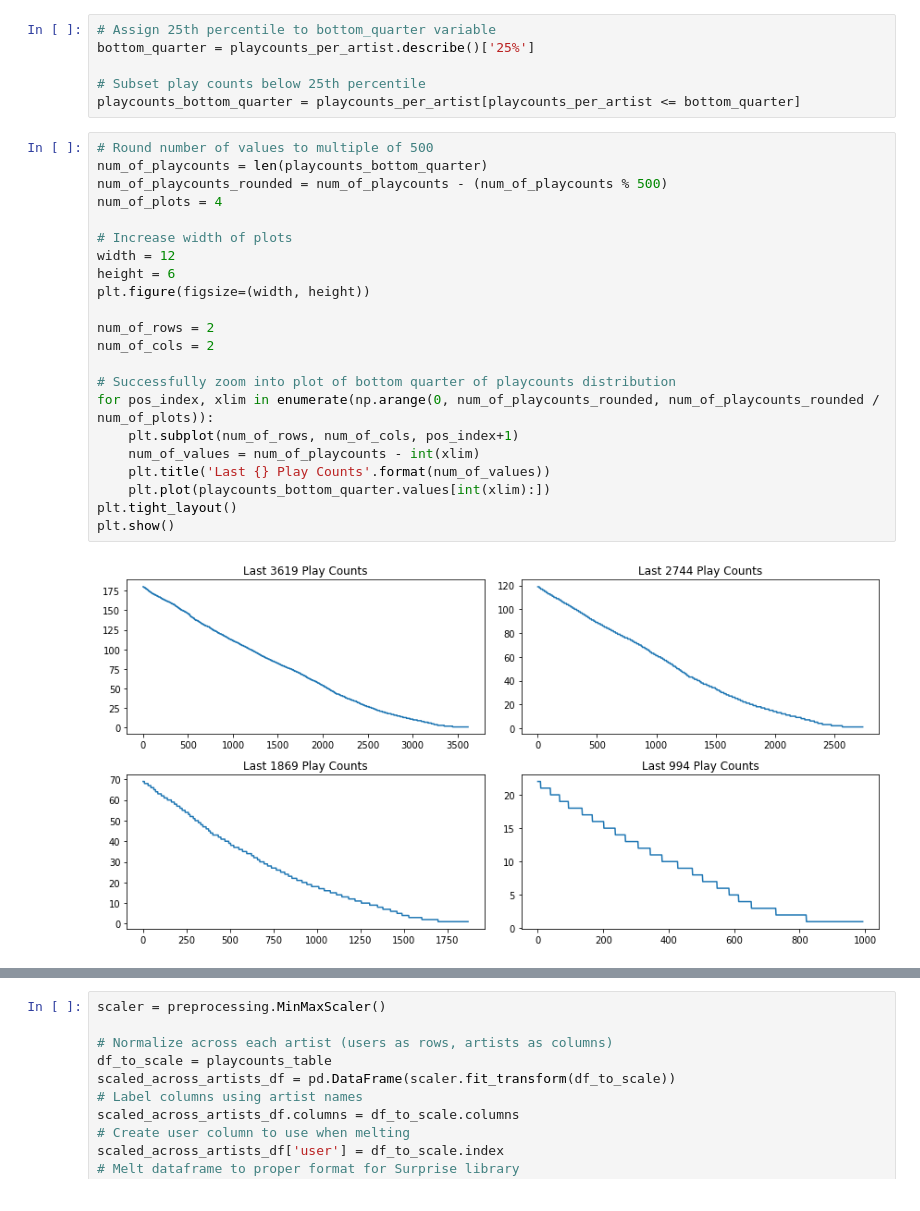
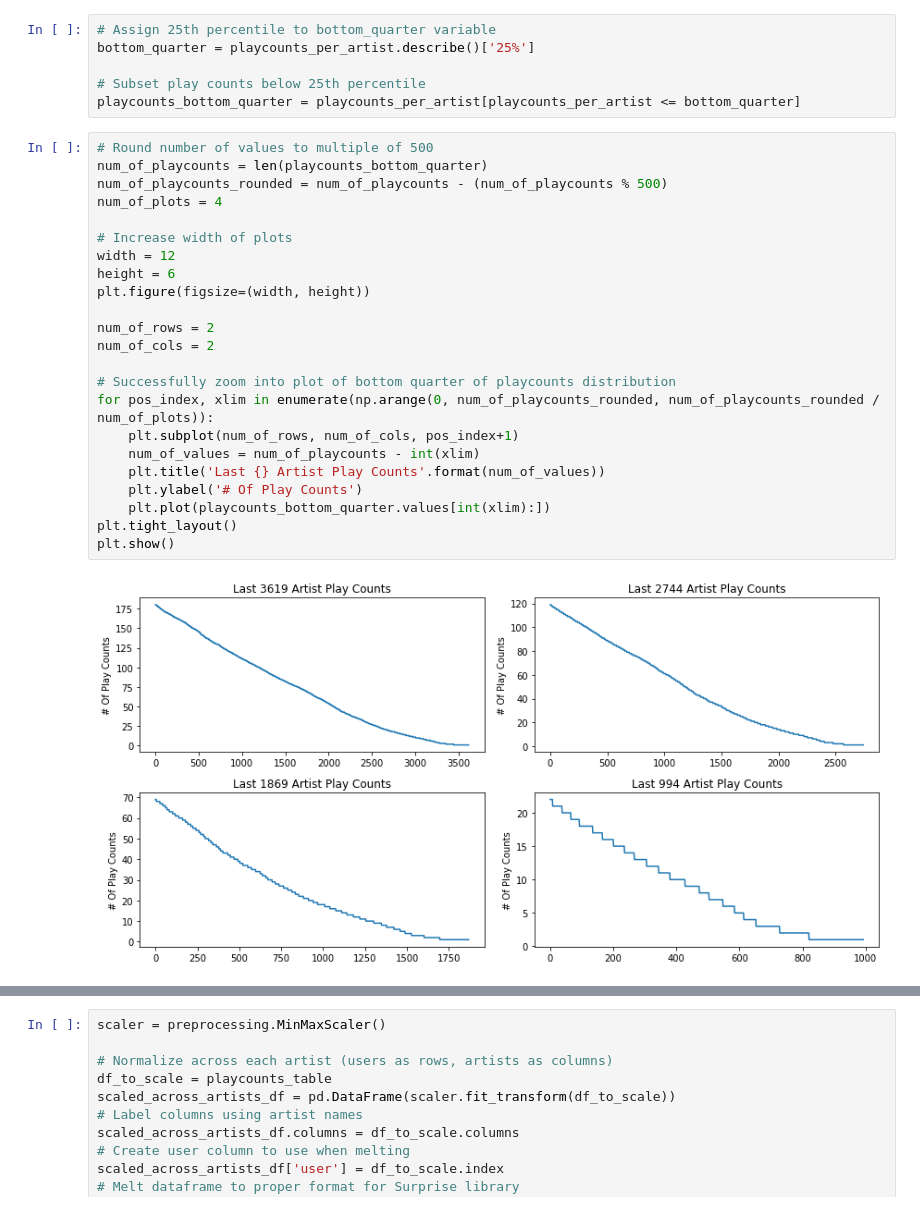
Before and after one commit to hussain-jafari/lastfm-recommender-system, a Jupyter notebook: recommendersystem.ipynb, the cells around one changed output, grey strips where cells are left out. Cells and saved outputs as stored; diff of their text form.

```diff
--- a/recommendersystem.ipynb
+++ b/recommendersystem.ipynb
@@ -100,27 +100,28 @@ playcounts_bottom_quarter = playcounts_per_artist[playcounts_per_artist <= botto
 # %%
 # Round number of values to multiple of 500
 num_of_playcounts = len(playcounts_bottom_quarter)
 num_of_playcounts_rounded = num_of_playcounts - (num_of_playcounts % 500)
 num_of_plots = 4
 
 # Increase width of plots
 width = 12
 height = 6
 plt.figure(figsize=(width, height))
 
 num_of_rows = 2
 num_of_cols = 2
 
 # Successfully zoom into plot of bottom quarter of playcounts distribution
 for pos_index, xlim in enumerate(np.arange(0, num_of_playcounts_rounded, num_of_playcounts_rounded / num_of_plots)):
     plt.subplot(num_of_rows, num_of_cols, pos_index+1)
     num_of_values = num_of_playcounts - int(xlim)
-    plt.title('Last {} Play Counts'.format(num_of_values))
+    plt.title('Last {} Artist Play Counts'.format(num_of_values))
+    plt.ylabel('# Of Play Counts')
     plt.plot(playcounts_bottom_quarter.values[int(xlim):])
 plt.tight_layout()
 plt.show()
 # %% [output]
-[figure, old version]
+[figure, new version]
 # %%
 # Only include artists with a sufficient number of play counts
 playcounts_per_artist = playcounts_per_artist[playcounts_per_artist >= bottom_quarter]
```
Also changed, not shown: parts of 39 cells of this notebook.
